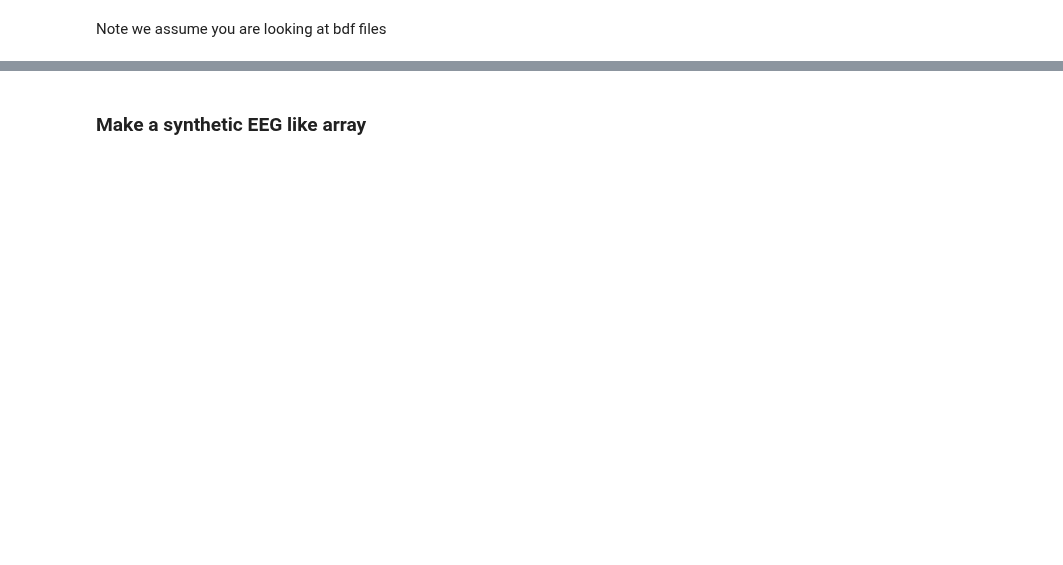
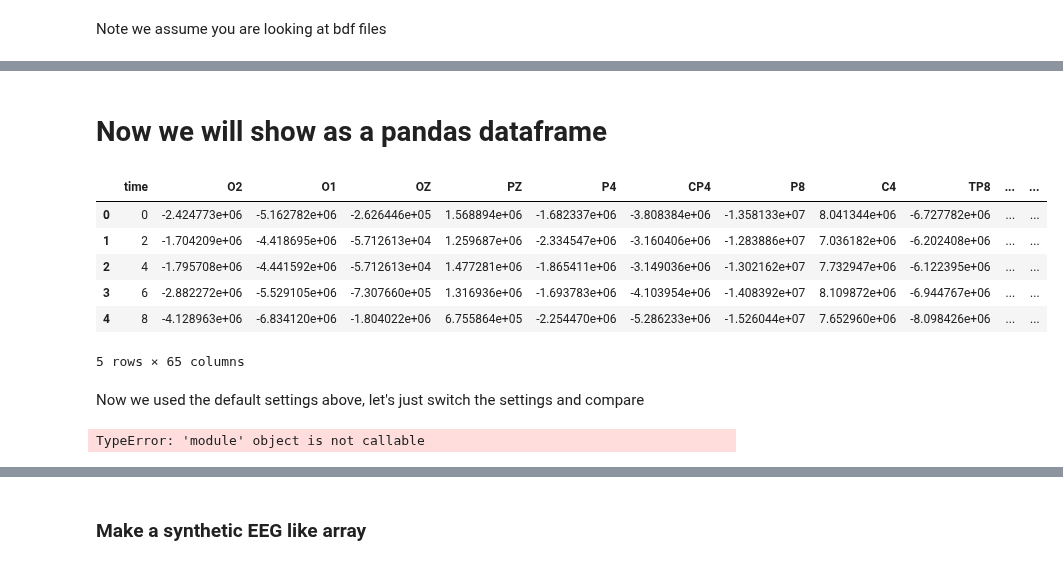
Before and after one commit to eegyolk-ai/eegyolk, a Jupyter notebook: demos/file_type_demo.ipynb, the cells around one changed output, grey strips where cells are left out. Drawn from its saved outputs; the diff is of its cells as text; code cells hidden in the pictures; blank space fills up the shorter version.

```diff
--- a/demos/file_type_demo.ipynb
+++ b/demos/file_type_demo.ipynb
@@ -61,0 +71,2 @@ Note we assume you are looking at bdf files
+# %%
+data_raw = acquired.as_mne[4]
@@ -61,0 +105,15 @@ Note we assume you are looking at bdf files
+# %% [markdown]
+# Now we will show as a pandas dataframe
+# %%
+raw_df = data_raw.to_data_frame()
+raw_df.head()
+# %% [output]
+|  | time | O2 | O1 | OZ | PZ | P4 | CP4 | P8 | C4 | TP8 | ... | ... |
+| 0 | 0 | -2.424773e+06 | -5.162782e+06 | -2.626446e+05 | 1.568894e+06 | -1.682337e+06 | -3.808384e+06 | -1.358133e+07 | 8.041344e+06 | -6.727782e+06 | ... | ... |
+| 1 | 2 | -1.704209e+06 | -4.418695e+06 | -5.712613e+04 | 1.259687e+06 | -2.334547e+06 | -3.160406e+06 | -1.283886e+07 | 7.036182e+06 | -6.202408e+06 | ... | ... |
+| 2 | 4 | -1.795708e+06 | -4.441592e+06 | -5.712613e+04 | 1.477281e+06 | -1.865411e+06 | -3.149036e+06 | -1.302162e+07 | 7.732947e+06 | -6.122395e+06 | ... | ... |
+| 3 | 6 | -2.882272e+06 | -5.529105e+06 | -7.307660e+05 | 1.316936e+06 | -1.693783e+06 | -4.103954e+06 | -1.408392e+07 | 8.109872e+06 | -6.944767e+06 | ... | ... |
+| 4 | 8 | -4.128963e+06 | -6.834120e+06 | -1.804022e+06 | 6.755864e+05 | -2.254470e+06 | -5.286233e+06 | -1.526044e+07 | 7.652960e+06 | -8.098426e+06 | ... | ... |
+5 rows × 65 columns
+# %% [markdown]
+Now we used the default settings above, let's just switch the settings and compare
@@ -62,3 +303,8 @@ Note we assume you are looking at bdf files
+# %%
+import logging
+acquired = SwitchedRawData(config.get_directory('data'), config.get_directory('metadata'))
+# %% [output]
+TypeError: 'module' object is not callable
 # %%
 eeg_list = []
 eeg_filenames = []
```
Also changed, not shown: parts of 10 cells of this notebook.
